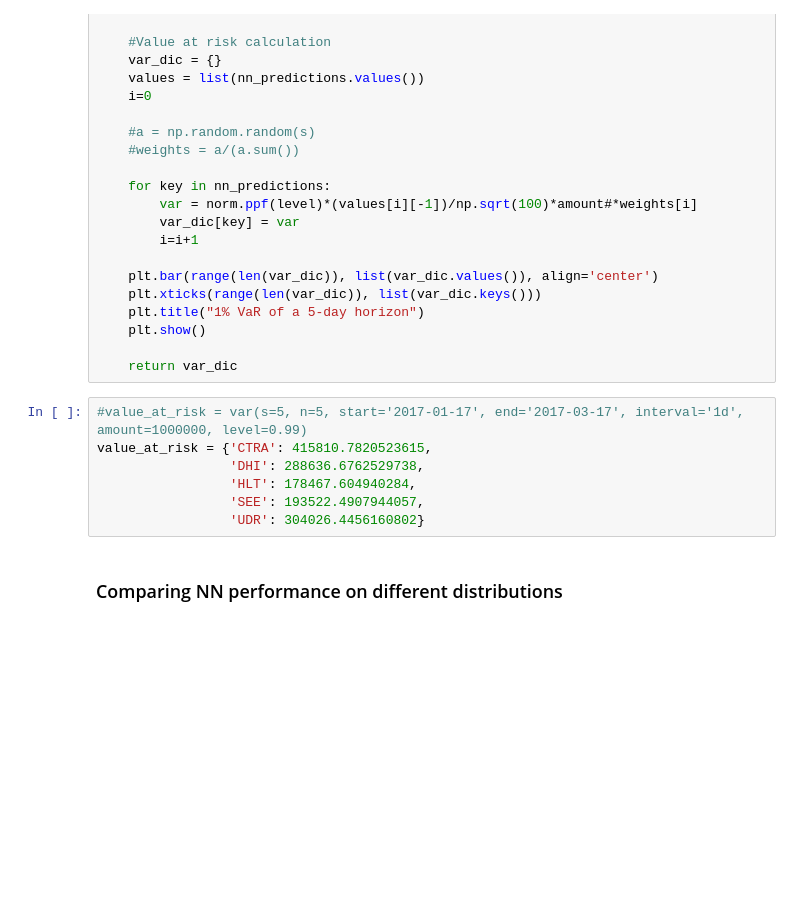
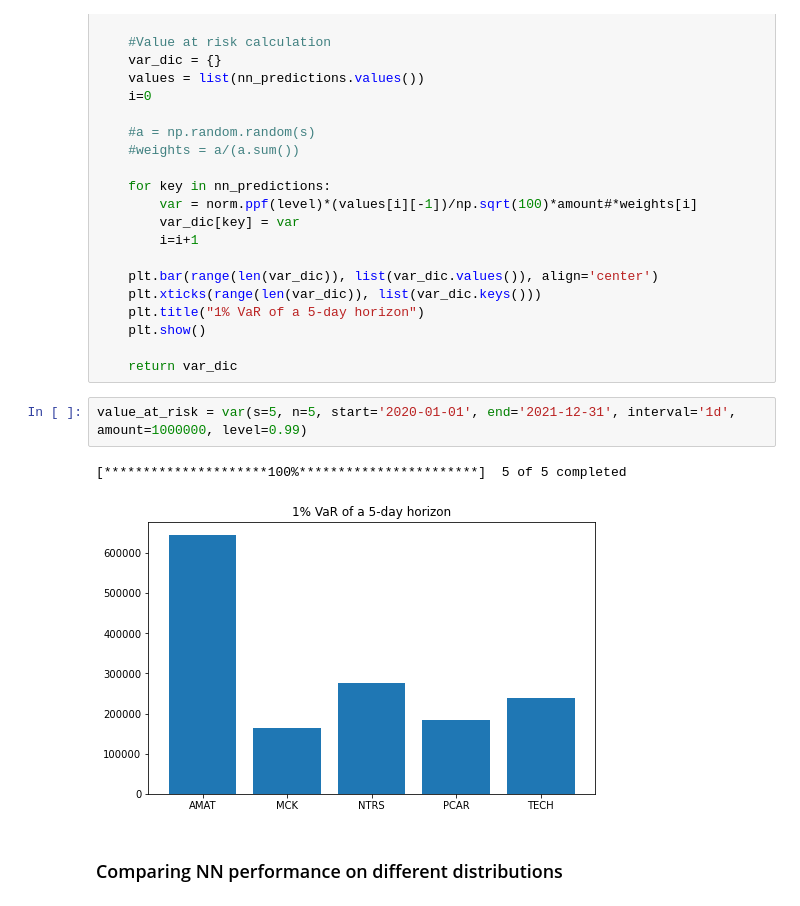
Before and after one commit to corentinwerenne/volatility_prediction, a Jupyter notebook: wip.ipynb, the cells around one changed output. Drawn from its saved outputs; the diff is of its cells as text; blank space fills up the shorter version.

```diff
--- a/wip.ipynb
+++ b/wip.ipynb
@@ -575,12 +650,10 @@ def var(s, n, start, end, interval, amount, level):
 
     return var_dic
 # %%
-#value_at_risk = var(s=5, n=5, start='2017-01-17', end='2017-03-17', interval='1d', amount=1000000, level=0.99)
-value_at_risk = {'CTRA': 415810.7820523615,
-                 'DHI': 288636.6762529738,
-                 'HLT': 178467.604940284,
-                 'SEE': 193522.4907944057,
-                 'UDR': 304026.4456160802}
+value_at_risk = var(s=5, n=5, start='2020-01-01', end='2021-12-31', interval='1d', amount=1000000, level=0.99)
+# %% [output]
+[*********************100%***********************]  5 of 5 completed
+[figure, added]
 # %% [markdown]
 ### Comparing NN performance on different distributions
 # %%
```
Also changed, not shown: parts of 32 cells of this notebook.
